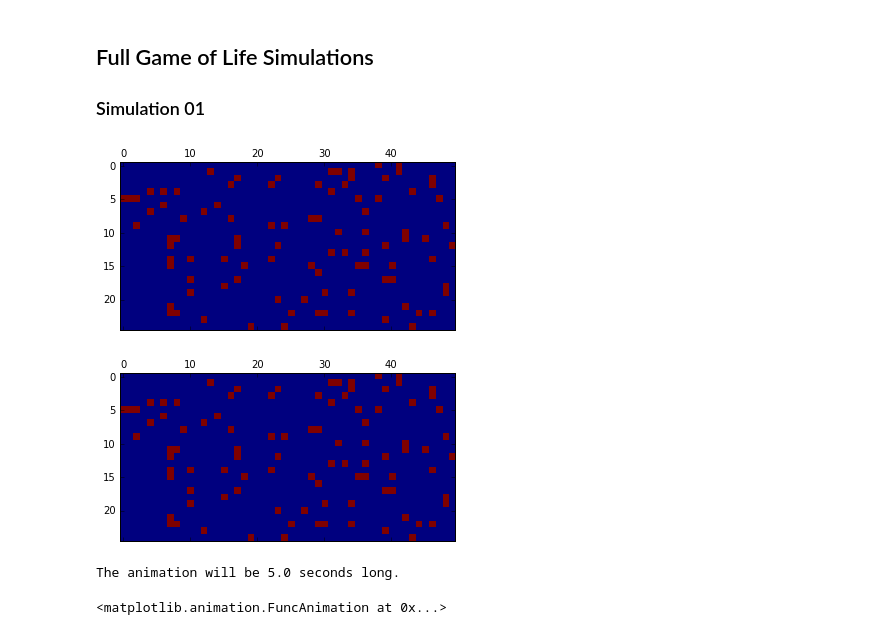
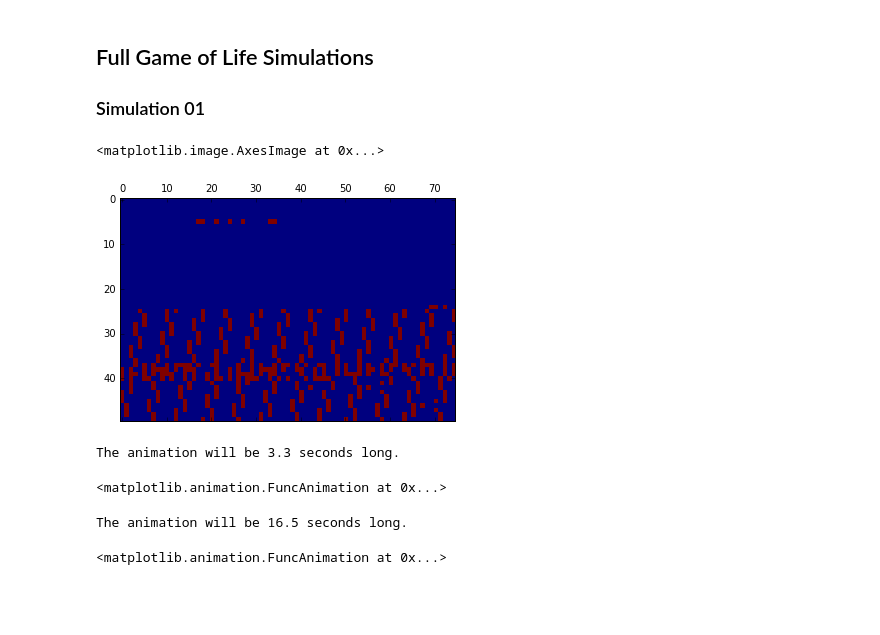
Before and after one commit to UCO-CSPI/CellularAutomaton, a Jupyter notebook: testingCAGrid.ipynb, the cells around one changed output. Saved outputs shown, nothing was run; the diff lists cells and outputs as text; code cells hidden in the pictures; blank space fills up the shorter version.

```diff
--- a/testingCAGrid.ipynb
+++ b/testingCAGrid.ipynb
@@ -169,26 +198,37 @@ MyAnimation
 # %% [markdown]
 <h2>Full Game of Life Simulations</h2>
 <h3>Simulation 01</h3>
-# %%
-cell.ProbInitialTrue = .07
-rows = 25
-columns = 50
-grid=[[cell() for x in range(columns)] for y in range(rows)]
-SetNeighbors(grid, columns, rows)
-gridvalues=[[grid[y][x].value for x in range(columns)] for y in range(rows)]
-MyFigure, MyAxes = plt.subplots()
-MyAxes.matshow(gridvalues)
-MyFigure
-# %% [output]
-[figure, removed]
-[figure, removed]
+# %%
+rows = 50
+columns = 75
+MyGrid=CAGrid((rows,columns),MyDtype)  #initilized with whatever random memory was at the location.
+MyGrid.SetValue()
+MyGrid.SetBoundary()
+MyFigure, MyAxes = plt.subplots()
+MyAxes.matshow(MyGrid['State'])
+# %% [output]
+<matplotlib.image.AxesImage at 0x...>
+[figure, added]
 # %%
 AnimationFrames = 100  #total number of frames in animation.
-DelayBetweenFrames = 50 #in msec (20 gives 50 fps) (33.3 gives 30 fps)
+DelayBetweenFrames = 33 #in msec (20 gives 50 fps) (33.3 gives 30 fps)
 AnimationTime = AnimationFrames * DelayBetweenFrames/1000
 print ("The animation will be {:.1f} seconds long.".format(AnimationTime))
 # %% [output]
-The animation will be 5.0 seconds long.
+The animation will be 3.3 seconds long.
+# %%
+MyAnimation = animation.FuncAnimation(MyFigure, af,
+                               frames=AnimationFrames, interval=DelayBetweenFrames, blit=False)
+MyAnimation
+# %% [output]
+<matplotlib.animation.FuncAnimation at 0x...>
+# %%
+AnimationFrames = 500  #total number of frames in animation.
+DelayBetweenFrames = 33 #in msec (20 gives 50 fps) (33.3 gives 30 fps)
+AnimationTime = AnimationFrames * DelayBetweenFrames/1000
+print ("The animation will be {:.1f} seconds long.".format(AnimationTime))
+# %% [output]
+The animation will be 16.5 seconds long.
 # %%
 MyAnimation = animation.FuncAnimation(MyFigure, af,
                                frames=AnimationFrames, interval=DelayBetweenFrames, blit=False)
```
Also changed, not shown: parts of 40 cells of this notebook, 2 other files.
